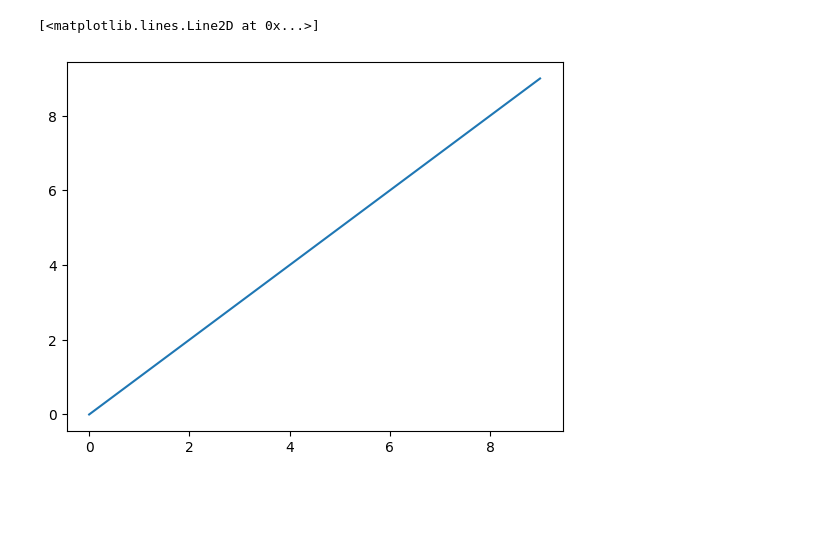
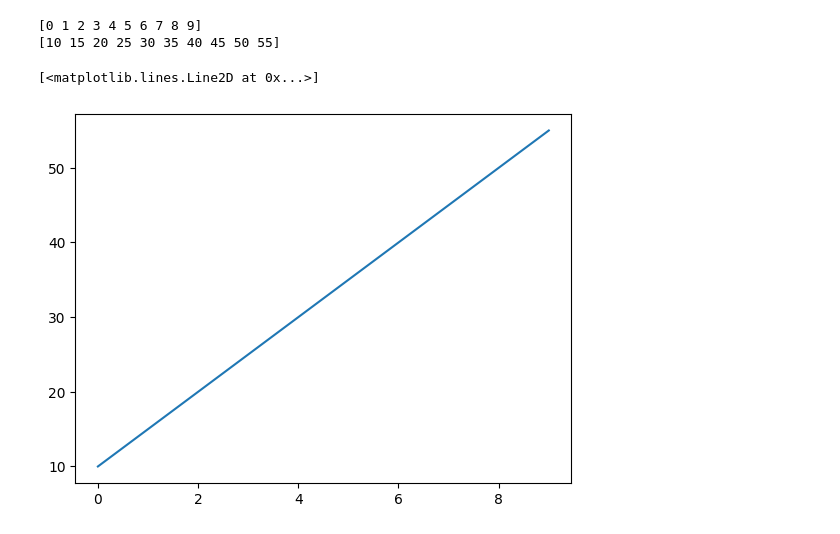
Before and after one commit to hyuk12/python_study, a Jupyter notebook: Day10_plot.ipynb, the cells around one changed output. Drawn from its saved outputs; the diff is of its cells as text; code cells hidden in the pictures; blank space fills up the shorter version.

```diff
--- a/Day10_plot.ipynb
+++ b/Day10_plot.ipynb
@@ -1,10 +1,17 @@
 # %%
 import matplotlib.pyplot as plt
 import numpy as np
 
-fig, axe = plt.subplots()
-axe.plot(np.arange(10))
+_, axe = plt.subplots()
+# axe.plot(np.arange(10))
+x = np.arange(10)
+y = x * 5 + 10
+print(x)
+print(y)
+axe.plot(x,y)
 #plt.plot(np.arange(10))
 # %% [output]
-[<matplotlib.lines.Line2D at 0x...>]
+[0 1 2 3 4 5 6 7 8 9]
+[10 15 20 25 30 35 40 45 50 55]
+[<matplotlib.lines.Line2D at 0x...>]
-[figure, old version]
+[figure, new version]
```
Also changed, not shown: parts of 4 cells of this notebook.
